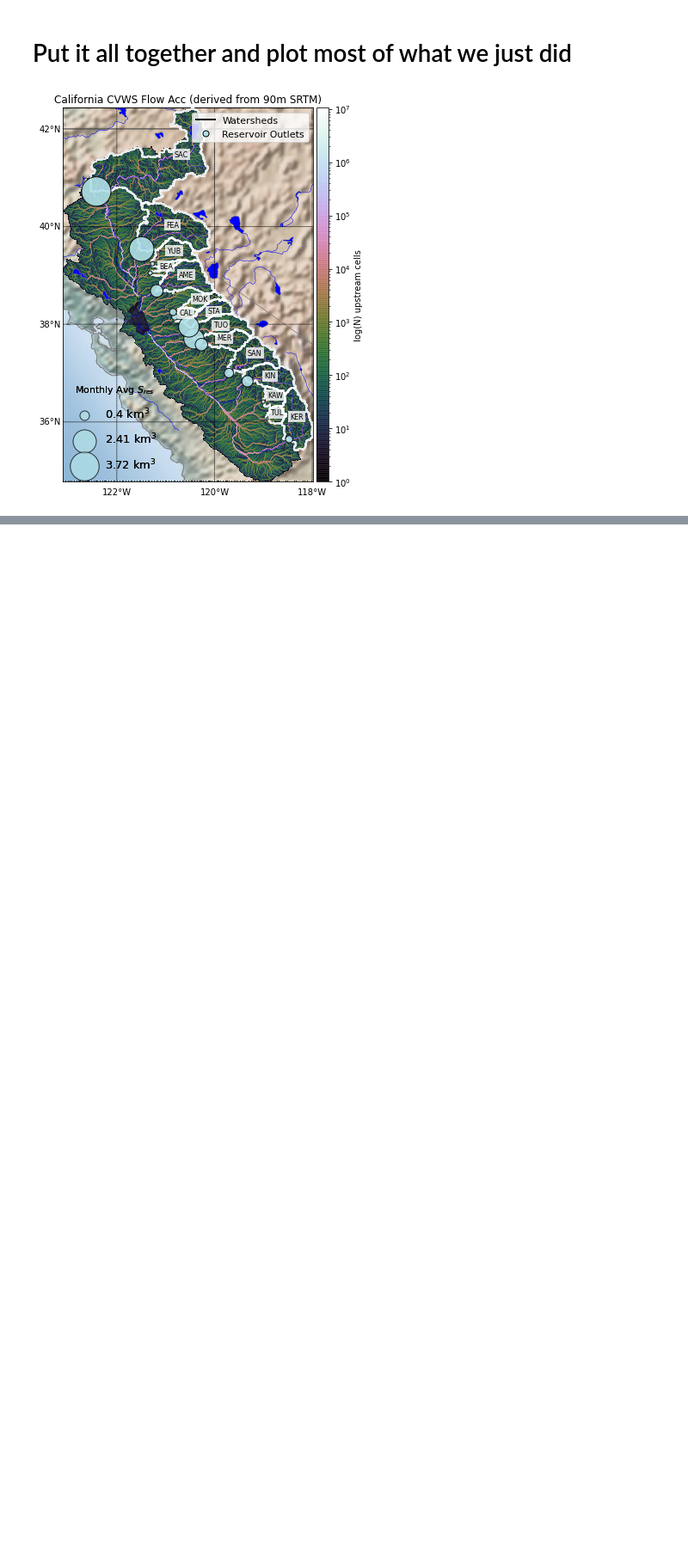
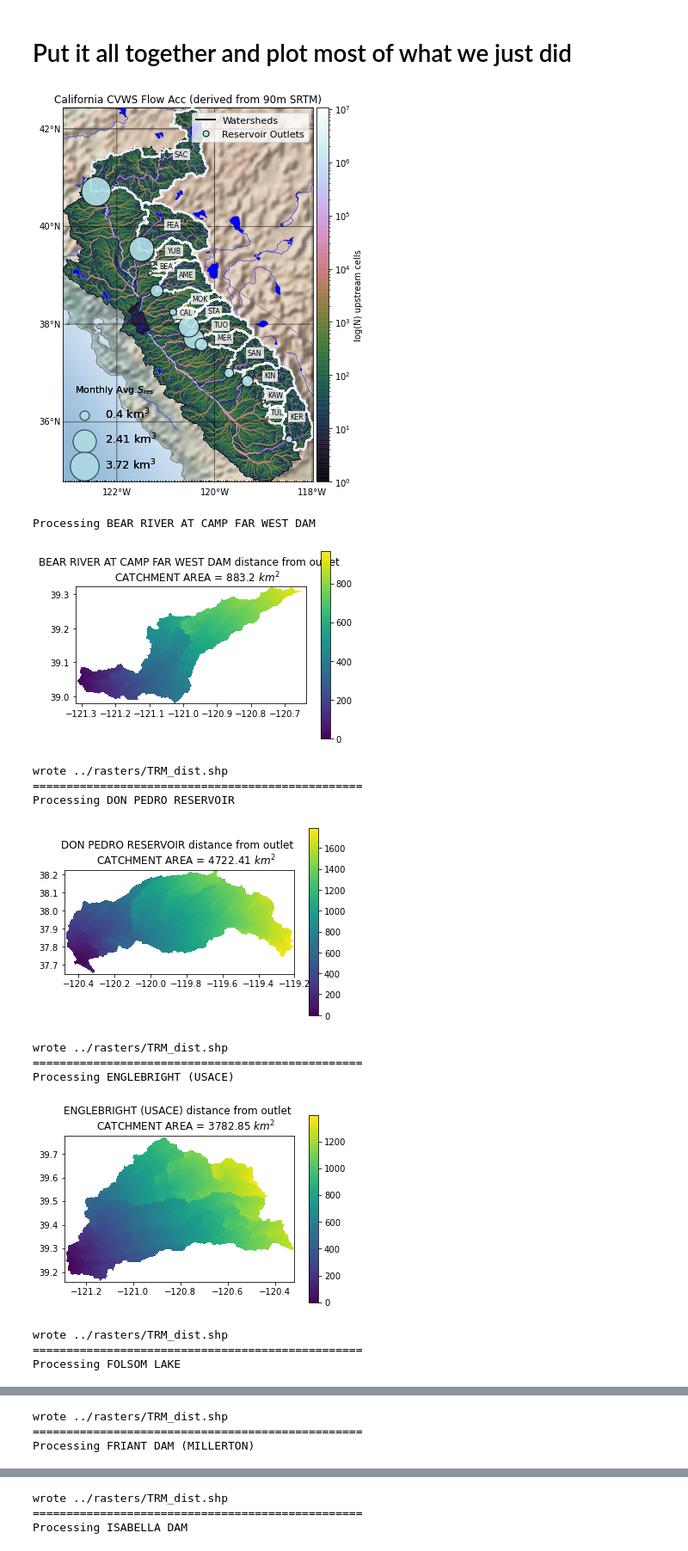
Before and after one commit to kashingtonDC/CrossCor, a Jupyter notebook: code/00_delineate_sheds.ipynb, the cells around one changed output, grey strips where cells are left out. Shown at 86% size. Saved outputs shown, nothing was run; the diff lists cells and outputs as text; code cells hidden in the pictures; blank space fills up the shorter version.

```diff
--- a/code/00_delineate_sheds.ipynb
+++ b/code/00_delineate_sheds.ipynb
@@ -599,7 +599,7 @@ scatch.to_file("../shape/sierra_catchments.shp")
 for i in outflows[:].iterrows():
 
     # Reload the grid because we write in place each time
-    grid = Grid.from_raster('../rasters/flowdir.tif', data_name='dir')
+    grid = Grid.from_raster('../rasters/flowdir_clip.tif', data_name='dir')
     # Select outlet from outflows df
     df = outflows.iloc[i[0]]
     x,y = df.geometry.x,df.geometry.y
@@ -607,35 +607,46 @@ for i in outflows[:].iterrows():
     # Get the site id
     if not df.Station is None:
         stname = df.Station
     else:
         stname  = df.gauge_id
 
     print("Processing "  + stname)    # Delineate the catchment
     grid.catchment(data='dir', x=x, y=y, dirmap=dirmap, out_name='catch',
                recursionlimit=15000, xytype='label', nodata_out=0)
 
     grid.flow_distance(x, y, 'dir', xytype='label', dirmap=dirmap,
                    out_name='dist', nodata_out=np.nan, method='shortest')
 
     # save
-    grid.to_raster('dist', 'flow_dist_{}.tif'.format(stid))
+    grid.to_raster('dist', '../rasters/{}_dist.tif'.format(stid))
 
     npix = np.nansum(grid.view('catch') > 0)
     wshed_area = 90*90*int(npix)*1e-6
 
     # Plot the result
     grid.clip_to('catch')
     plt.imshow(grid.view('dist'), extent = grid.extent)
     plt.title('''{} distance from outlet
     CATCHMENT AREA = {} $km^2$'''
     .format(stname,str(round(wshed_area,2))))
 
     plt.colorbar()
     plt.show()
     plt.tight_layout()
 
-    # Extract as shapefile and write result
-    shapes = grid.polygonize()
-    write_shapefile(shapes,'../shape/catchment_{}.shp'.format(i[0]))
-
+    print("wrote ../rasters/{}_dist.shp".format(stid))
     print("=======" * 7)
+# %% [output]
+Processing BEAR RIVER AT CAMP FAR WEST DAM
+[figure, added]
+wrote ../rasters/TRM_dist.shp
+=================================================
+Processing DON PEDRO RESERVOIR
+[figure, added]
+wrote ../rasters/TRM_dist.shp
+=================================================
+Processing ENGLEBRIGHT (USACE)
+[figure, added]
+wrote ../rasters/TRM_dist.shp
+=================================================
+Processing FOLSOM LAKE
@@ -641,0 +654,3 @@ for i in outflows[:].iterrows():
+wrote ../rasters/TRM_dist.shp
+=================================================
+Processing FRIANT DAM (MILLERTON)
@@ -641,0 +658,3 @@ for i in outflows[:].iterrows():
+wrote ../rasters/TRM_dist.shp
+=================================================
+Processing ISABELLA DAM
```
Also changed, not shown: parts of 1 cell of this notebook.
